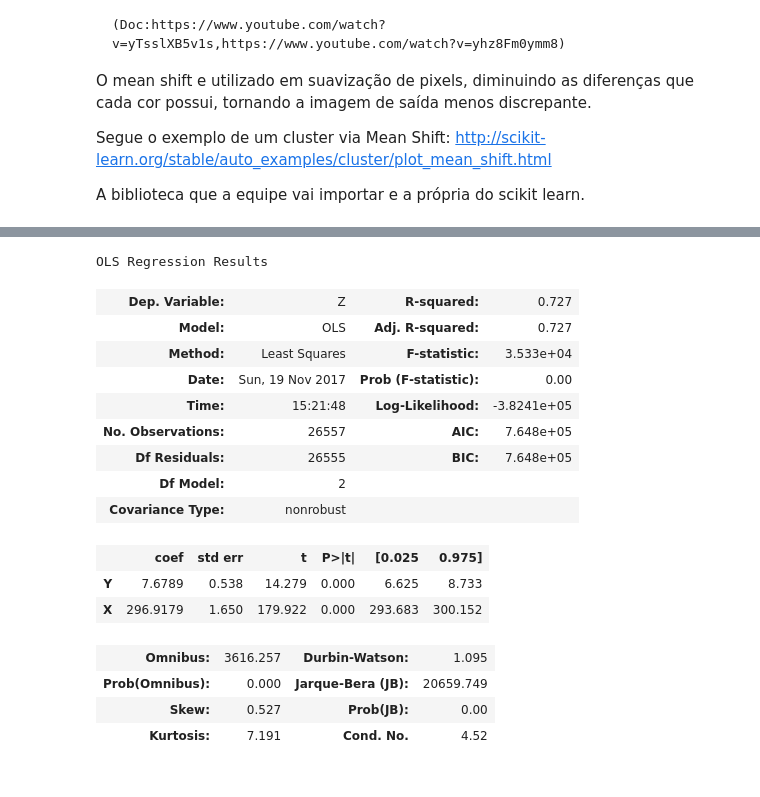
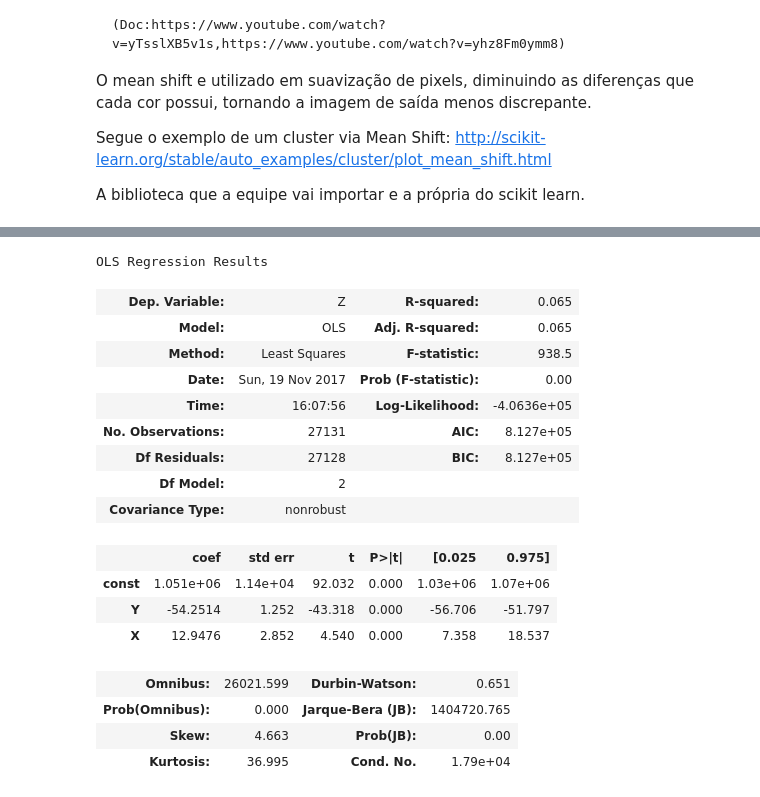
Before and after one commit to AntonioAndraues/Pj3_Ciencia_dos_Dados, a Jupyter notebook: Projeto+3+ (1).ipynb, the cells around one changed output, grey strips where cells are left out. Saved outputs shown, nothing was run; the diff lists cells and outputs as text; code cells hidden in the pictures.

```diff
--- a/Projeto+3+ (1).ipynb
+++ b/Projeto+3+ (1).ipynb
@@ -158,7 +163,7 @@ formula: y = -53.56615900714857x + 1085305.8664377364
 # %%
 X = df4['PRICE']
 Y = df4["BLOCK"]
-#X = sm.add_constant(X)
+Y = sm.add_constant(Y)
 model = sm.OLS(X,Y)
 results1 = model.fit()
 results1.summary()
@@ -202,7 +208,7 @@ data1000.plot.scatter(x="BLOCK",y="SALE_PRICE")
 # %%
 X = data1000['SALE_PRICE']
 Y = data1000["BLOCK"]
-#X = sm.add_constant(X)
+Y = sm.add_constant(Y)
 model = sm.OLS(X,Y)
 results1000 = model.fit()
 results1000.summary()
@@ -272,0 +280,9 @@ plt.show()
+# %%
+
+Z = df['SP']
+Y = df[['BL','GSF']]
+Y = sm.add_constant(Y)
+
+model = sm.OLS(Z,Y)
+results = model.fit()
+results.summary()
@@ -272,0 +308,8 @@ plt.show()
+# %%
+Z = df['SP']
+Y = df[['BL','GSF']]
+Y = sm.add_constant(Y)
+
+model = sm.OLS(Z,Y)
+results = model.fit()
+results.summary()
@@ -273,28 +335,26 @@ plt.show()
 # %%
-import numpy as np
-import statsmodels.api as sm
-
-X = df['Z']
-Y = df[['Y','X']]
-#X = sm.add_constant(X)
+X = df2['Z']
+Y = df2[['Y','X']]
+Y = sm.add_constant(Y)
 model = sm.OLS(X,Y)
 results = model.fit()
 results.summary()
 # %% [output]
 OLS Regression Results
-| Dep. Variable: | Z | R-squared: | 0.727 |
-| Model: | OLS | Adj. R-squared: | 0.727 |
-| Method: | Least Squares | F-statistic: | 3.533e+04 |
+| Dep. Variable: | Z | R-squared: | 0.065 |
+| Model: | OLS | Adj. R-squared: | 0.065 |
+| Method: | Least Squares | F-statistic: | 938.5 |
 | Date: | Sun, 19 Nov 2017 | Prob (F-statistic): | 0.00 |
-| Time: | 15:21:48 | Log-Likelihood: | -3.8241e+05 |
-| No. Observations: | 26557 | AIC: | 7.648e+05 |
-| Df Residuals: | 26555 | BIC: | 7.648e+05 |
+| Time: | 16:07:56 | Log-Likelihood: | -4.0636e+05 |
+| No. Observations: | 27131 | AIC: | 8.127e+05 |
+| Df Residuals: | 27128 | BIC: | 8.127e+05 |
 | Df Model: | 2 |  |  |
 | Covariance Type: | nonrobust |  |  |
 |  | coef | std err | t | P>|t| | [0.025 | 0.975] |
-| Y | 7.6789 | 0.538 | 14.279 | 0.000 | 6.625 | 8.733 |
-| X | 296.9179 | 1.650 | 179.922 | 0.000 | 293.683 | 300.152 |
+| const | 1.051e+06 | 1.14e+04 | 92.032 | 0.000 | 1.03e+06 | 1.07e+06 |
+| Y | -54.2514 | 1.252 | -43.318 | 0.000 | -56.706 | -51.797 |
+| X | 12.9476 | 2.852 | 4.540 | 0.000 | 7.358 | 18.537 |
-| Omnibus: | 3616.257 | Durbin-Watson: | 1.095 |
-| Prob(Omnibus): | 0.000 | Jarque-Bera (JB): | 20659.749 |
-| Skew: | 0.527 | Prob(JB): | 0.00 |
-| Kurtosis: | 7.191 | Cond. No. | 4.52 |
+| Omnibus: | 26021.599 | Durbin-Watson: | 0.651 |
+| Prob(Omnibus): | 0.000 | Jarque-Bera (JB): | 1404720.765 |
+| Skew: | 4.663 | Prob(JB): | 0.00 |
+| Kurtosis: | 36.995 | Cond. No. | 1.79e+04 |
```
Also changed, not shown: parts of 17 cells of this notebook.
